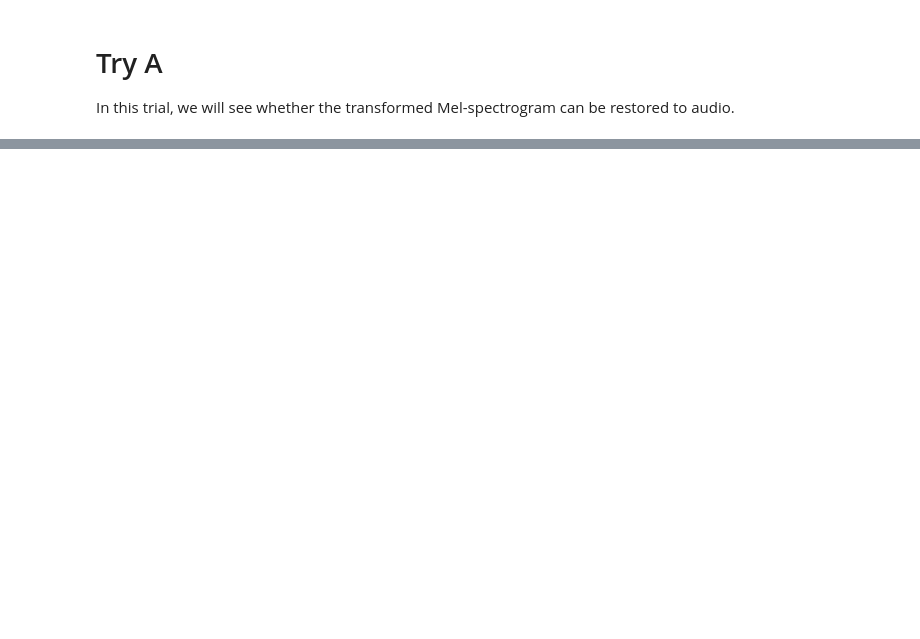
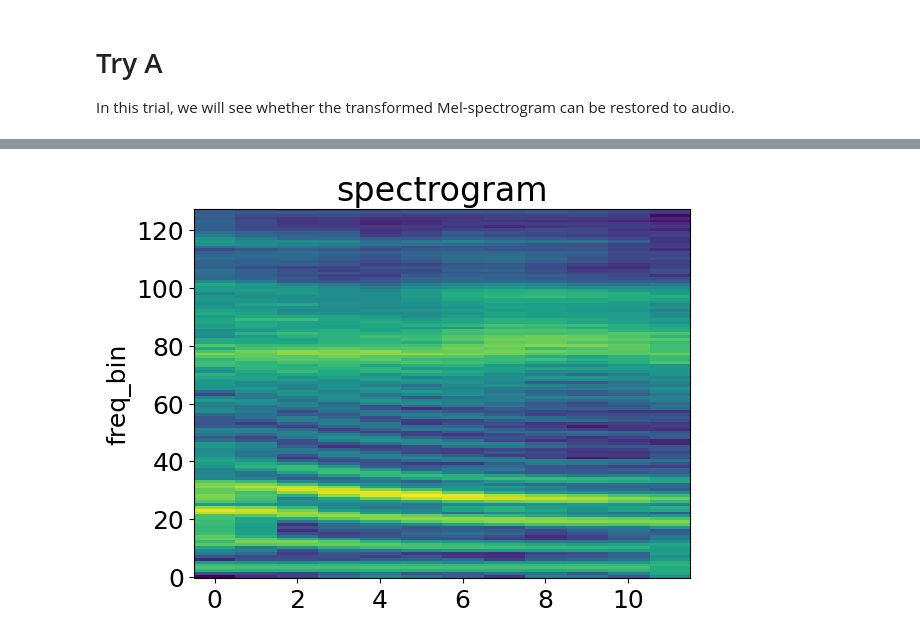
Before and after one commit to Frankalexej/wavln, a Jupyter notebook: z_try_a.ipynb, the cells around one changed output, grey strips where cells are left out. Saved outputs shown, nothing was run; the diff lists cells and outputs as text; code cells hidden in the pictures; blank space fills up the shorter version.

```diff
--- a/z_try_a.ipynb
+++ b/z_try_a.ipynb
@@ -18,0 +22,8 @@ Audio(S_data.numpy()[0], rate=sample_rate_S)
+# %%
+from model_dataset import MelSpecTransformDB as TheTransform
+from model_dataset import Normalizer, DeNormalizer, TokenMap, WordDictionary
+import matplotlib.pyplot as plt
+
+REC_SAMPLE_RATE = 16000
+N_FFT = 1024
+N_MELS = 128
@@ -18,0 +73,22 @@ Audio(S_data.numpy()[0], rate=sample_rate_S)
+# %%
+mytrans = MelSpecTransformDB(sample_rate=REC_SAMPLE_RATE,
+                    n_fft=1024, n_mels=N_MELS,
+                    normalizer=Normalizer.norm_mvn,
+                    denormalizer=DeNormalizer.norm_mvn)
+# %%
+norm_S_data = mytrans(S_data)
+# %%
+def plot_spectrogram(specgram, title=None, ylabel="freq_bin", ax=None):
+    if ax is None:
+        _, ax = plt.subplots(1, 1)
+    if title is not None:
+        ax.set_title(title, fontsize=24)
+    ax.set_ylabel(ylabel, fontdict={"fontsize": 18})
+    labels = ax.get_xticklabels() + ax.get_yticklabels()
+    [label.set_fontsize(18) for label in labels]
+    # ax.imshow(librosa.power_to_db(specgram), origin="lower", aspect="auto", interpolation="nearest")
+    ax.imshow(specgram, origin="lower", aspect="auto", interpolation="nearest")
+# %%
+plot_spectrogram(norm_S_data.T, title="spectrogram")
+# %% [output]
+[figure, added]
```
Also changed, not shown: parts of 6 cells of this notebook.
